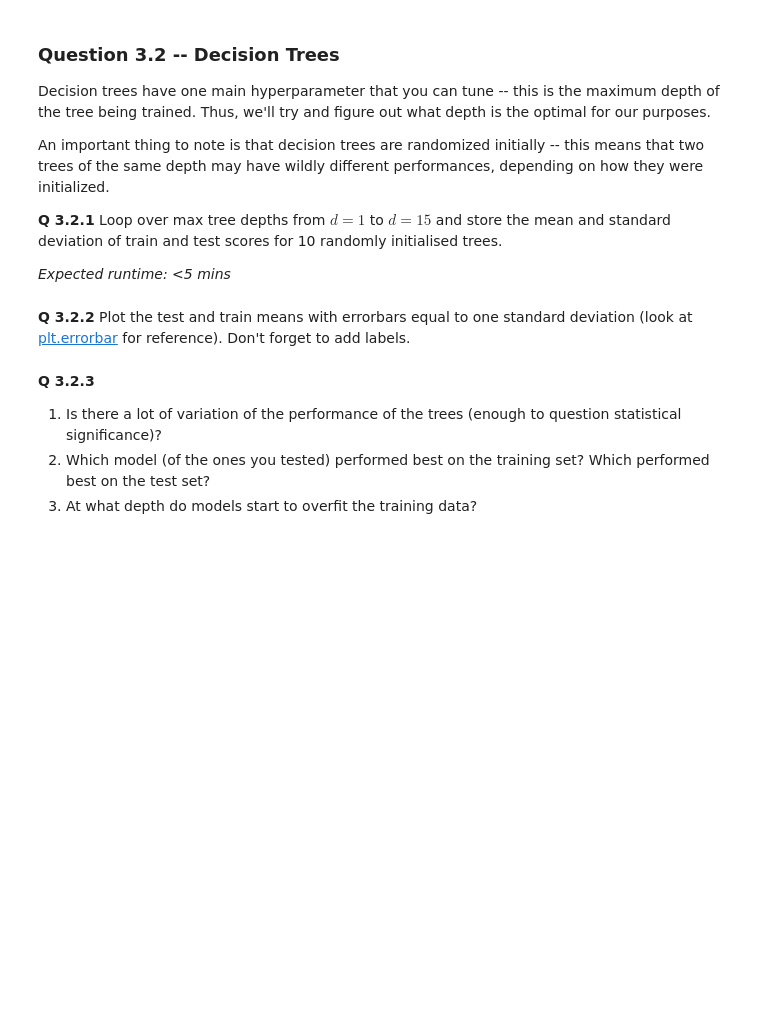
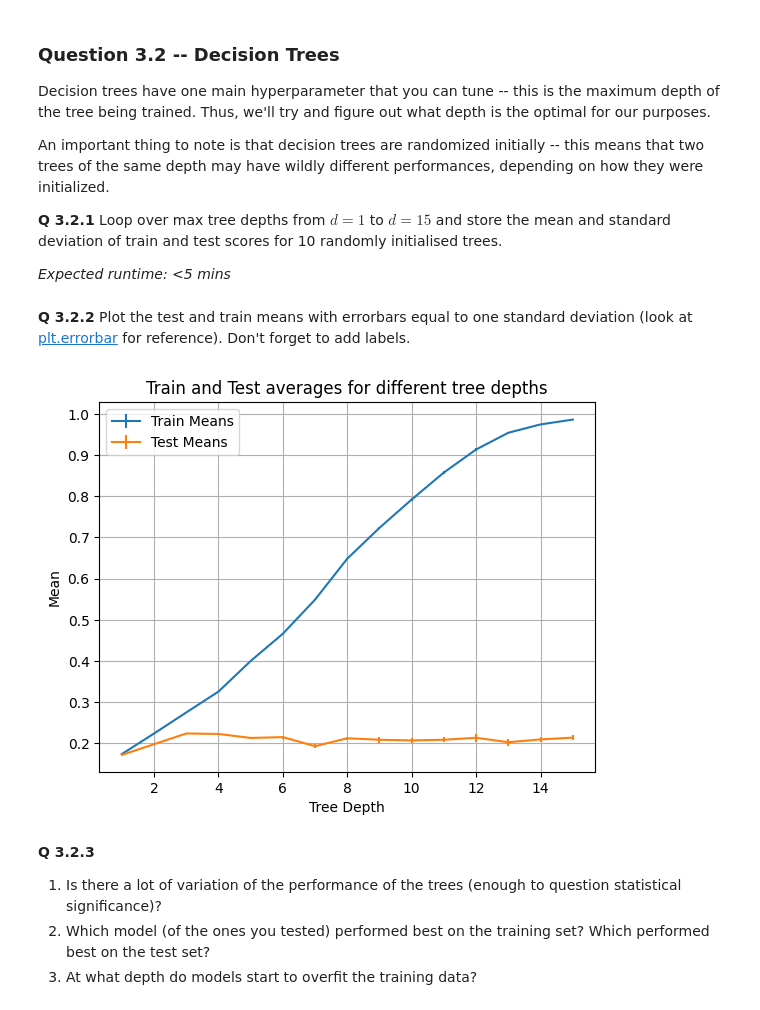
Before and after one commit to mrozalski/TMDL2024, a Jupyter notebook: week2/Assignment 2 - Empty.ipynb, the cells around one changed output. Cells and saved outputs as stored; diff of their text form; code cells hidden in the pictures; blank space fills up the shorter version.

```diff
--- a/week2/Assignment 2 - Empty.ipynb
+++ b/week2/Assignment 2 - Empty.ipynb
@@ -173,13 +171,16 @@ for d in tqdm(range(15)): # loop over tree depths
 # %% [markdown]
 **Q 3.2.2** Plot the test and train means with errorbars equal to one standard deviation (look at [plt.errorbar](https://matplotlib.org/stable/api/_as_gen/matplotlib.pyplot.errorbar.html) for reference). Don't forget to add labels.
 # %%
-plt.errorbar(...)
-plt.errorbar(...)
-plt.title(...)
-plt.ylabel(...)
-plt.xlabel(...)
+plt.errorbar([i for i in range(1, 16)],train_acc_mean, yerr=train_acc_std, label='Train Means')
+plt.errorbar([i for i in range(1, 16)],test_acc_mean, yerr=test_acc_std, label='Test Means')
+plt.title('Train and Test averages for different tree depths')
+plt.ylabel('Mean')
+plt.xlabel('Tree Depth')
+plt.legend(loc='upper left')
 plt.grid()
 plt.show()
+# %% [output]
+[figure, added]
 # %% [markdown]
 **Q 3.2.3**
 
```
Also changed, not shown: parts of 4 cells of this notebook.
